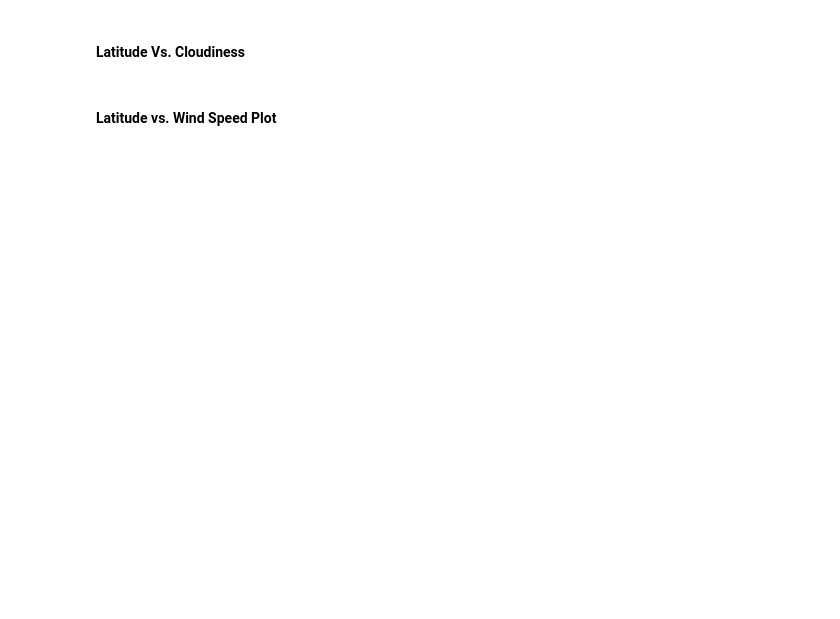
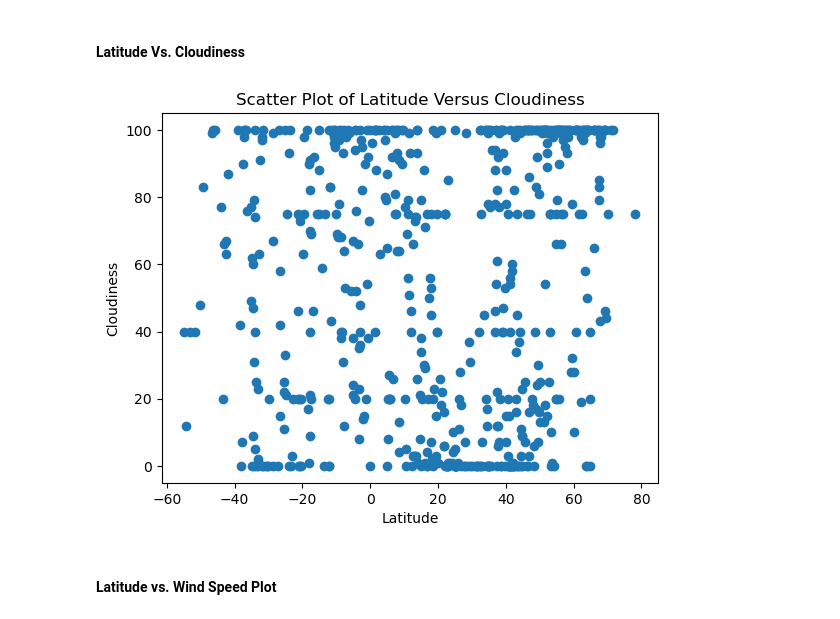
Before and after one commit to myseekl/python-api-challenge, a Jupyter notebook: WeatherPy.ipynb, the cells around one changed output. Cells and saved outputs as stored; diff of their text form; code cells hidden in the pictures; blank space fills up the shorter version.

```diff
--- a/WeatherPy.ipynb
+++ b/WeatherPy.ipynb
@@ -216,16 +250,20 @@ plt.show()
 #### Latitude Vs. Cloudiness
 # %%
 # Build the scatter plots for latitude vs. cloudiness
-# YOUR CODE HERE
+plt.scatter(city_data_df['Lat'], city_data_df['Cloudiness'])
 
 # Incorporate the other graph properties
-# YOUR CODE HERE
+plt.title('Scatter Plot of Latitude Versus Cloudiness')
+plt.xlabel('Latitude')
+plt.ylabel('Cloudiness')
 
 # Save the figure
 plt.savefig("output_data/Fig3.png")
 
 # Show plot
 plt.show()
+# %% [output]
+[figure, added]
 # %% [markdown]
 #### Latitude vs. Wind Speed Plot
 # %%
```
Also changed, not shown: parts of 32 cells of this notebook, 5 other files.
